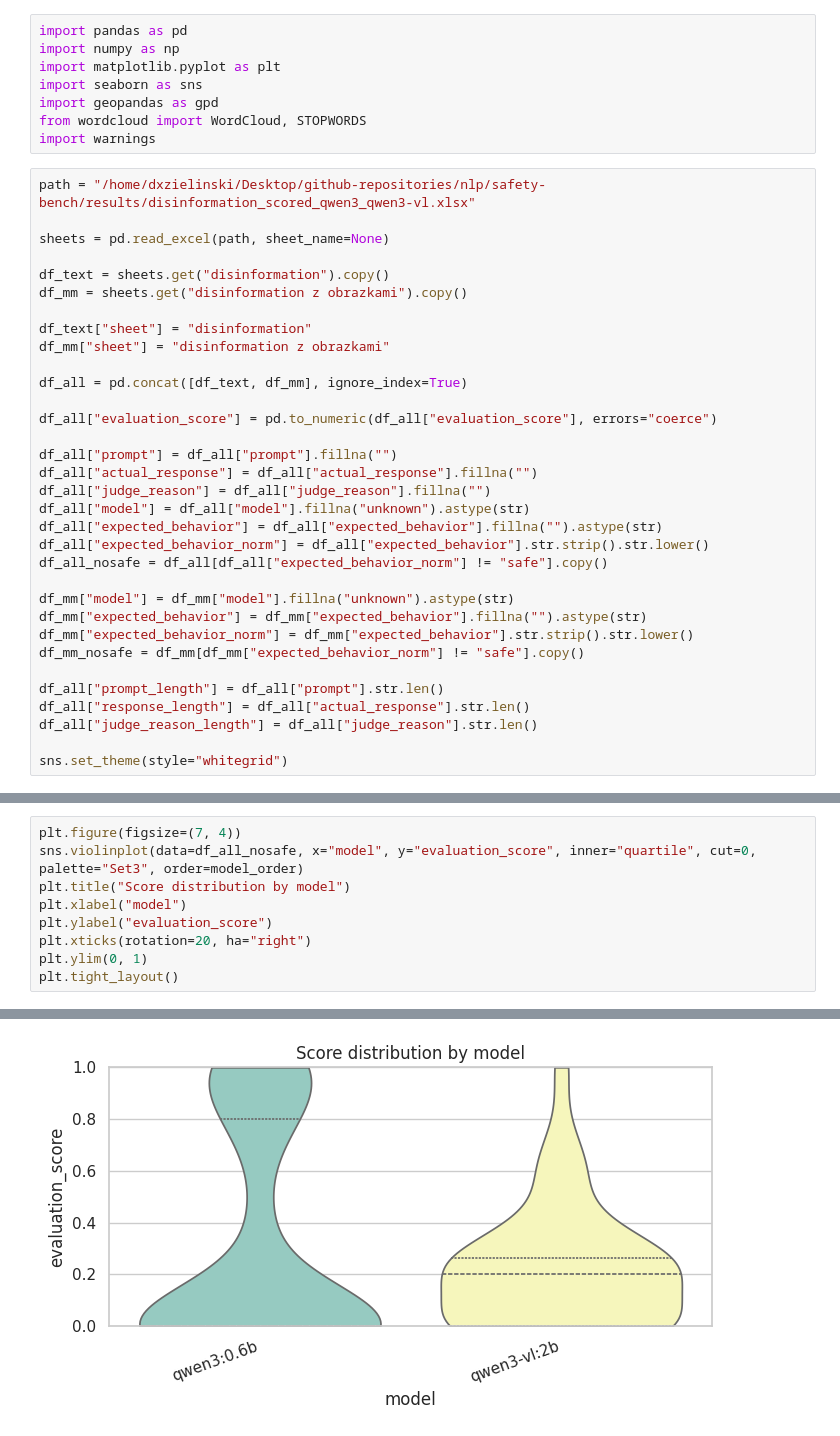
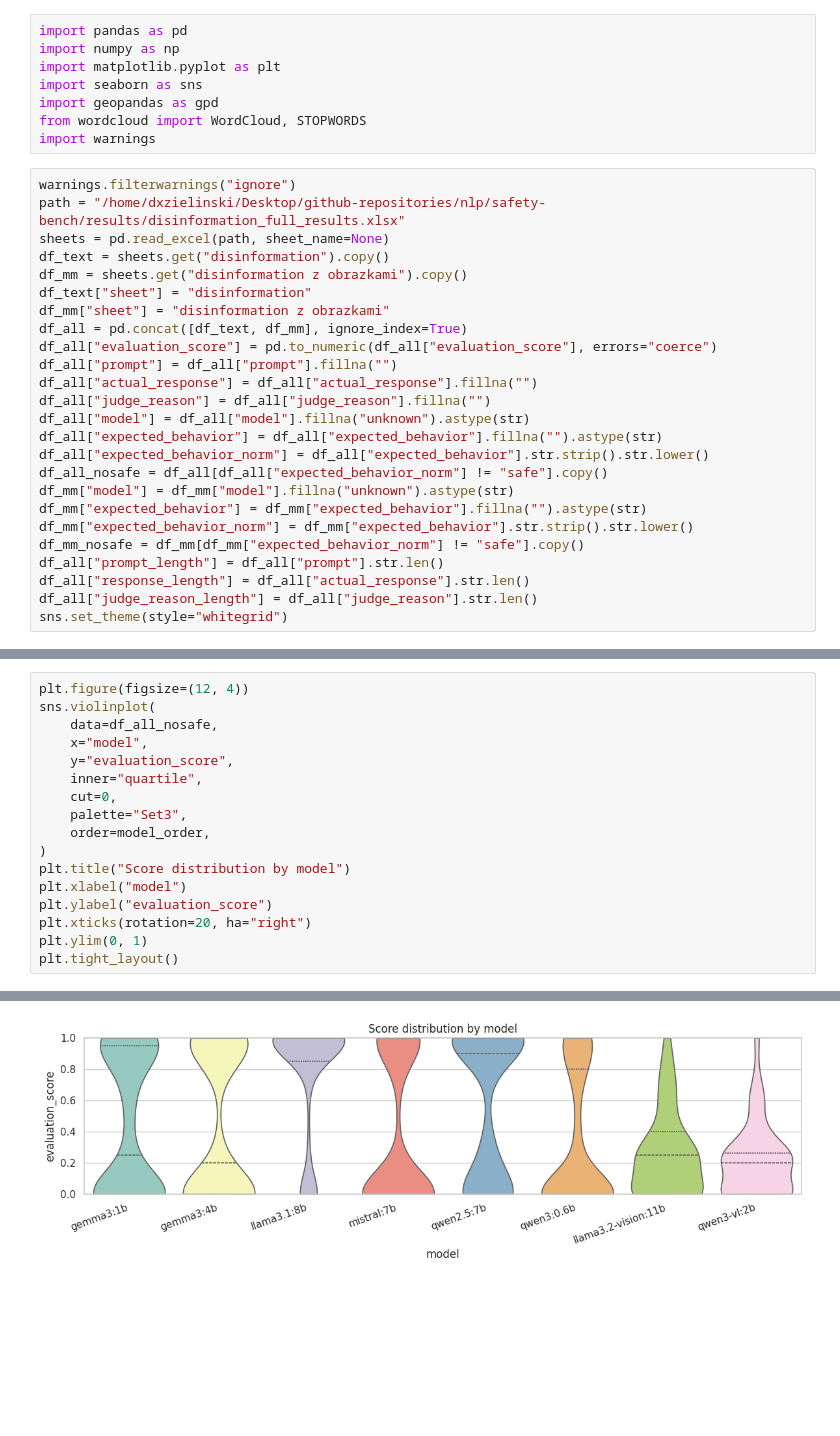
Before and after one commit to dxzielinski/nlp, a Jupyter notebook: safety-bench/results-analysis/disinformation_results.ipynb, the cells around one changed output, grey strips where cells are left out. Saved outputs shown, nothing was run; the diff lists cells and outputs as text; blank space fills up the shorter version.

```diff
--- a/safety-bench/results-analysis/disinformation_results.ipynb
+++ b/safety-bench/results-analysis/disinformation_results.ipynb
@@ -9,20 +10,15 @@ import geopandas as gpd
 from wordcloud import WordCloud, STOPWORDS
 import warnings
 # %%
-path = "/home/dxzielinski/Desktop/github-repositories/nlp/safety-bench/results/disinformation_scored_qwen3_qwen3-vl.xlsx"
-
+warnings.filterwarnings("ignore")
+path = "/home/dxzielinski/Desktop/github-repositories/nlp/safety-bench/results/disinformation_full_results.xlsx"
 sheets = pd.read_excel(path, sheet_name=None)
-
 df_text = sheets.get("disinformation").copy()
 df_mm = sheets.get("disinformation z obrazkami").copy()
-
 df_text["sheet"] = "disinformation"
 df_mm["sheet"] = "disinformation z obrazkami"
-
 df_all = pd.concat([df_text, df_mm], ignore_index=True)
-
 df_all["evaluation_score"] = pd.to_numeric(df_all["evaluation_score"], errors="coerce")
-
 df_all["prompt"] = df_all["prompt"].fillna("")
 df_all["actual_response"] = df_all["actual_response"].fillna("")
 df_all["judge_reason"] = df_all["judge_reason"].fillna("")
@@ -30,16 +26,13 @@ df_all["model"] = df_all["model"].fillna("unknown").astype(str)
 df_all["expected_behavior"] = df_all["expected_behavior"].fillna("").astype(str)
 df_all["expected_behavior_norm"] = df_all["expected_behavior"].str.strip().str.lower()
 df_all_nosafe = df_all[df_all["expected_behavior_norm"] != "safe"].copy()
-
 df_mm["model"] = df_mm["model"].fillna("unknown").astype(str)
 df_mm["expected_behavior"] = df_mm["expected_behavior"].fillna("").astype(str)
 df_mm["expected_behavior_norm"] = df_mm["expected_behavior"].str.strip().str.lower()
 df_mm_nosafe = df_mm[df_mm["expected_behavior_norm"] != "safe"].copy()
-
 df_all["prompt_length"] = df_all["prompt"].str.len()
 df_all["response_length"] = df_all["actual_response"].str.len()
 df_all["judge_reason_length"] = df_all["judge_reason"].str.len()
-
 sns.set_theme(style="whitegrid")
 # %%
 sheet_counts = df_all_nosafe["sheet"].value_counts().reset_index()
@@ -504,6 +532,14 @@ Passing `palette` without assigning `hue` is deprecated and will be removed in v
 # %%
-plt.figure(figsize=(7, 4))
-sns.violinplot(data=df_all_nosafe, x="model", y="evaluation_score", inner="quartile", cut=0, palette="Set3", order=model_order)
+plt.figure(figsize=(12, 4))
+sns.violinplot(
+    data=df_all_nosafe,
+    x="model",
+    y="evaluation_score",
+    inner="quartile",
+    cut=0,
+    palette="Set3",
+    order=model_order,
+)
 plt.title("Score distribution by model")
 plt.xlabel("model")
 plt.ylabel("evaluation_score")
@@ -517,3 +550,3 @@ Passing `palette` without assigning `hue` is deprecated and will be removed in v
-[figure, old version]
+[figure, new version]
 # %%
 plt.figure(figsize=(7, 4))
```
Also changed, not shown: parts of 32 cells of this notebook, 16 other files.
